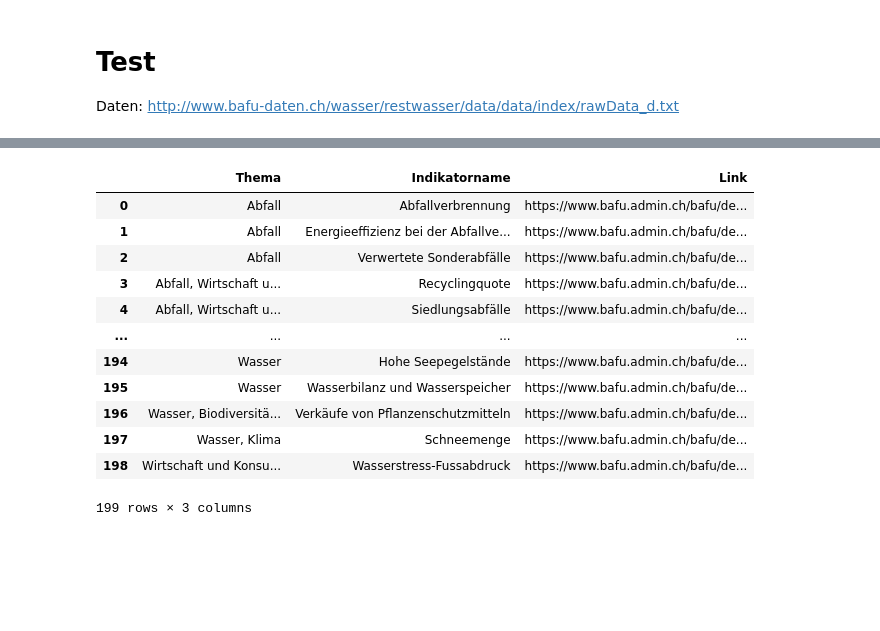
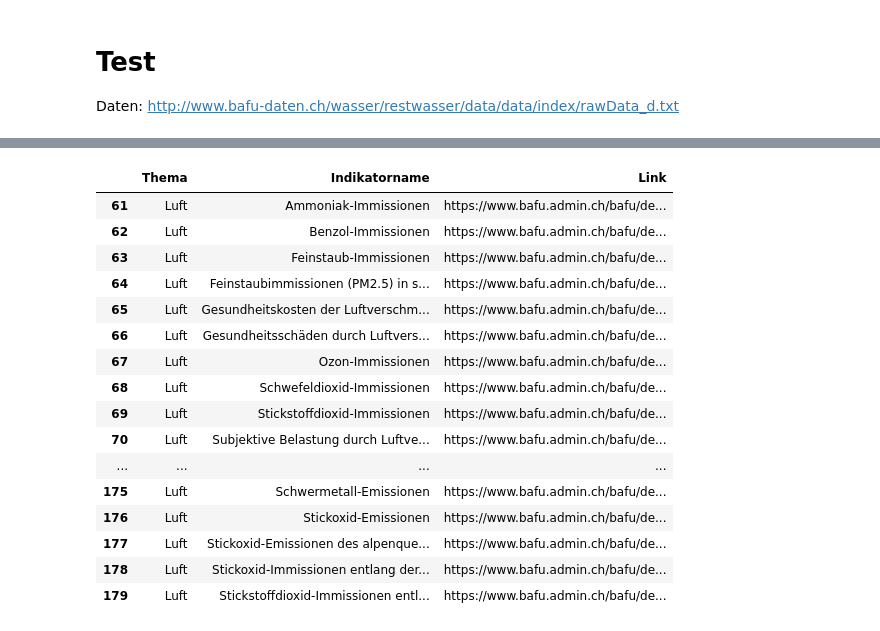
Before and after one commit to nrohrbach/PocDatenkatalogBafu, a Jupyter notebook: PoC_Datenkatalog.ipynb, the cells around one changed output, grey strips where cells are left out. Drawn from its saved outputs; the diff is of its cells as text; code cells hidden in the pictures; blank space fills up the shorter version.

```diff
--- a/PoC_Datenkatalog.ipynb
+++ b/PoC_Datenkatalog.ipynb
@@ -153,18 +154,3 @@ if table_body:
 
 
     df = pd.DataFrame(data)
-df
-# %% [output]
-|  | Thema | Indikatorname | Link |
-| 0 | Abfall | Abfallverbrennung | https://www.bafu.admin.ch/bafu/de... |
-| 1 | Abfall | Energieeffizienz bei der Abfallve... | https://www.bafu.admin.ch/bafu/de... |
-| 2 | Abfall | Verwertete Sonderabfälle | https://www.bafu.admin.ch/bafu/de... |
-| 3 | Abfall, Wirtschaft u... | Recyclingquote | https://www.bafu.admin.ch/bafu/de... |
-| 4 | Abfall, Wirtschaft u... | Siedlungsabfälle | https://www.bafu.admin.ch/bafu/de... |
-| ... | ... | ... | ... |
-| 194 | Wasser | Hohe Seepegelstände | https://www.bafu.admin.ch/bafu/de... |
-| 195 | Wasser | Wasserbilanz und Wasserspeicher | https://www.bafu.admin.ch/bafu/de... |
-| 196 | Wasser, Biodiversitä... | Verkäufe von Pflanzenschutzmitteln | https://www.bafu.admin.ch/bafu/de... |
-| 197 | Wasser, Klima | Schneemenge | https://www.bafu.admin.ch/bafu/de... |
-| 198 | Wirtschaft und Konsu... | Wasserstress-Fussabdruck | https://www.bafu.admin.ch/bafu/de... |
-199 rows × 3 columns
@@ -170,0 +212,20 @@ df
+# %%
+filter_df_by_thema('Luft')
+# %% [output]
+|  | Thema | Indikatorname | Link |
+| 61 | Luft | Ammoniak-Immissionen | https://www.bafu.admin.ch/bafu/de... |
+| 62 | Luft | Benzol-Immissionen | https://www.bafu.admin.ch/bafu/de... |
+| 63 | Luft | Feinstaub-Immissionen | https://www.bafu.admin.ch/bafu/de... |
+| 64 | Luft | Feinstaubimmissionen (PM2.5) in s... | https://www.bafu.admin.ch/bafu/de... |
+| 65 | Luft | Gesundheitskosten der Luftverschm... | https://www.bafu.admin.ch/bafu/de... |
+| 66 | Luft | Gesundheitsschäden durch Luftvers... | https://www.bafu.admin.ch/bafu/de... |
+| 67 | Luft | Ozon-Immissionen | https://www.bafu.admin.ch/bafu/de... |
+| 68 | Luft | Schwefeldioxid-Immissionen | https://www.bafu.admin.ch/bafu/de... |
+| 69 | Luft | Stickstoffdioxid-Immissionen | https://www.bafu.admin.ch/bafu/de... |
+| 70 | Luft | Subjektive Belastung durch Luftve... | https://www.bafu.admin.ch/bafu/de... |
+| ... | ... | ... | ... |
+| 175 | Luft | Schwermetall-Emissionen | https://www.bafu.admin.ch/bafu/de... |
+| 176 | Luft | Stickoxid-Emissionen | https://www.bafu.admin.ch/bafu/de... |
+| 177 | Luft | Stickoxid-Emissionen des alpenque... | https://www.bafu.admin.ch/bafu/de... |
+| 178 | Luft | Stickoxid-Immissionen entlang der... | https://www.bafu.admin.ch/bafu/de... |
+| 179 | Luft | Stickstoffdioxid-Immissionen entl... | https://www.bafu.admin.ch/bafu/de... |
```
Also changed, not shown: parts of 3 cells of this notebook.
